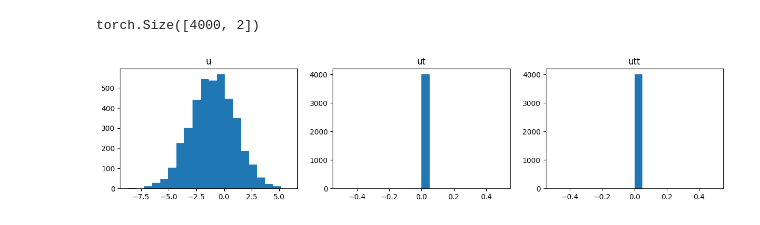
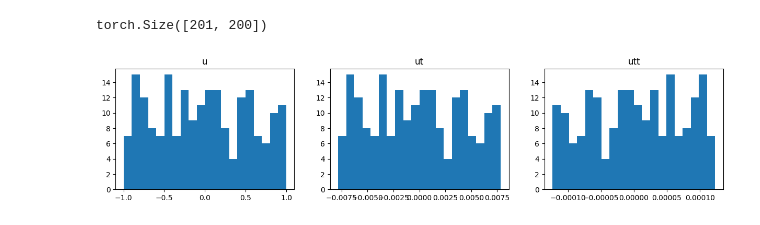
Before and after one commit to nidduzzi/SpectralSVR, a Jupyter notebook: notebooks/spectralsvr.ipynb, the cells around one changed output. Saved outputs shown, nothing was run; the diff lists cells and outputs as text; code cells hidden in the pictures.

```diff
--- a/notebooks/spectralsvr.ipynb
+++ b/notebooks/spectralsvr.ipynb
@@ -7,30 +8,30 @@ import matplotlib.pyplot as plt
 %matplotlib inline
 # %%
 generator = torch.Generator().manual_seed(42)
-modes = [2]
-prod_modes = 2
-num_samples = 4000
+modes = [200]
+prod_modes = int(np.prod(modes))
+num_samples = 201
 k = FourierBasis.waveNumber(prod_modes)
-u_coeff = FourierBasis.generateCoeff(num_samples, prod_modes, generator=generator)
-ut_coeff = u_coeff * 2j * torch.pi * k.T / prod_modes
-utt_coeff = ut_coeff * 2j * torch.pi * k.T / prod_modes # d2f/dt2
+u_coeff_clean = FourierBasis.generateCoeff(num_samples, prod_modes, generator=generator, random_func=torch.rand)
+ut_coeff_clean = u_coeff_clean * 2j * torch.pi * k.T / prod_modes
+utt_coeff_clean = ut_coeff_clean * 2j * torch.pi * k.T / prod_modes # d2f/dt2
 # u_coeff = u_coeff.reshape((-1, *modes))
 # f_coeff = f_coeff.reshape((-1, *modes))
-u_coeff.shape
+u_coeff_clean.shape
 # %% [output]
-torch.Size([4000, 2])
+torch.Size([201, 200])
 # %%
 def visualize_dist_coeff(dim=0):
     fig, axs = plt.subplots(1, 3, figsize=[15,3])
 
-    axs[0].hist(u_coeff[:,dim].real, bins = 20)
+    axs[0].hist(u_coeff_clean[:,dim].real, bins = 20)
     axs[0].set_title("u")
-    axs[1].hist(ut_coeff[:,dim].imag/8, bins = 20)
+    axs[1].hist(ut_coeff_clean[:,dim].imag/8, bins = 20)
     axs[1].set_title("ut")
-    axs[2].hist(utt_coeff[:,dim].real/32, bins = 20)
+    axs[2].hist(utt_coeff_clean[:,dim].real/32, bins = 20)
     axs[2].set_title("utt")
     plt.show()
-visualize_dist_coeff(0)
+visualize_dist_coeff(2)
 # %% [output]
-[figure, old version]
+[figure, new version]
 # %%
```
Also changed, not shown: parts of 14 cells of this notebook, 3 other files.
